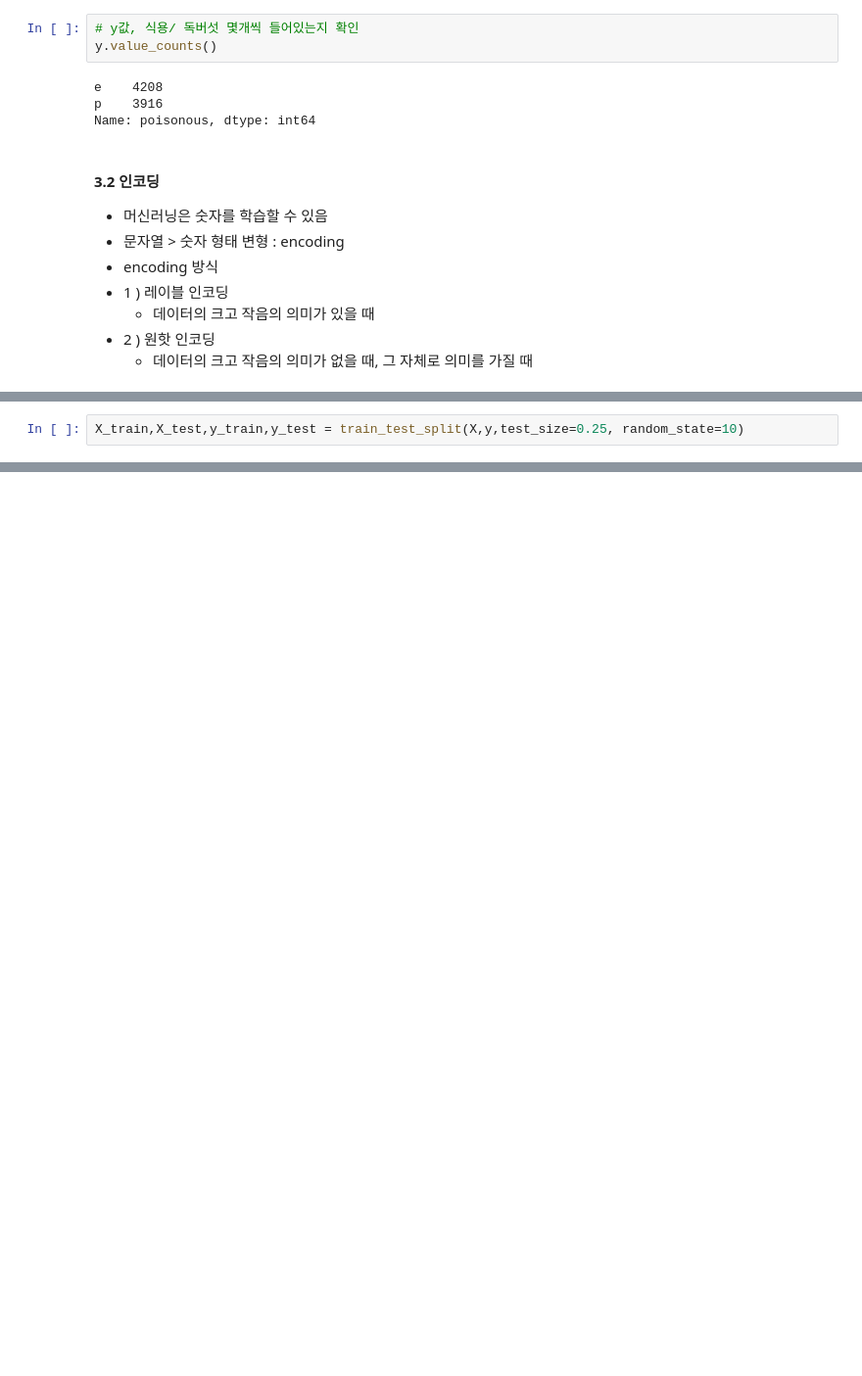
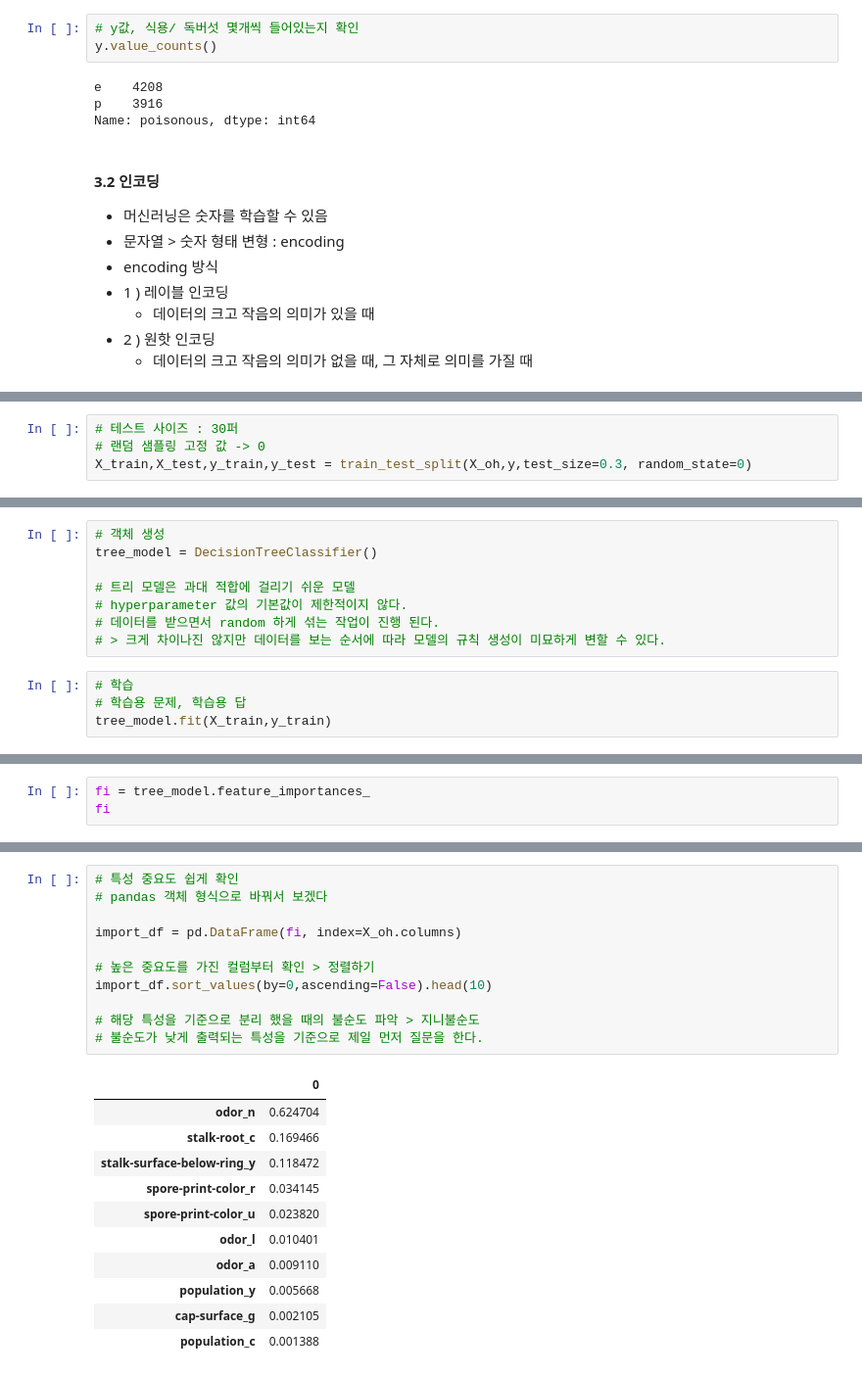
Before and after one commit to rlgus3351/Machine_Learning, a Jupyter notebook: 기초통계/ex05 Mushroom 실습.ipynb, the cells around one changed output, grey strips where cells are left out. Shown: that part at 98% size. Saved outputs shown, nothing was run; the diff lists cells and outputs as text; blank space fills up the shorter version.

```diff
--- a/기초통계/ex05 Mushroom 실습.ipynb
+++ b/기초통계/ex05 Mushroom 실습.ipynb
@@ -164,3 +169,5 @@ X_train_oh
 # %%
-X_train,X_test,y_train,y_test = train_test_split(X,y,test_size=0.25, random_state=10)
+# 테스트 사이즈 : 30퍼
+# 랜덤 샘플링 고정 값 -> 0
+X_train,X_test,y_train,y_test = train_test_split(X_oh,y,test_size=0.3, random_state=0)
 # %%
@@ -186,0 +197,12 @@ dtype: int64
+# %%
+# 객체 생성
+tree_model = DecisionTreeClassifier()
+
+# 트리 모델은 과대 적합에 걸리기 쉬운 모델
+# hyperparameter 값의 기본값이 제한적이지 않다.
+# 데이터를 받으면서 random 하게 섞는 작업이 진행 된다.
+# > 크게 차이나진 않지만 데이터를 보는 순서에 따라 모델의 규칙 생성이 미묘하게 변할 수 있다.
+# %%
+# 학습
+# 학습용 문제, 학습용 답
+tree_model.fit(X_train,y_train)
@@ -186,0 +259,3 @@ dtype: int64
+# %%
+fi = tree_model.feature_importances_
+fi
@@ -186,0 +280,23 @@ dtype: int64
+# %%
+# 특성 중요도 쉽게 확인
+# pandas 객체 형식으로 바꿔서 보겠다
+
+import_df = pd.DataFrame(fi, index=X_oh.columns)
+
+# 높은 중요도를 가진 컬럼부터 확인 > 정렬하기
+import_df.sort_values(by=0,ascending=False).head(10)
+
+# 해당 특성을 기준으로 분리 했을 때의 불순도 파악 > 지니불순도
+# 불순도가 낮게 출력되는 특성을 기준으로 제일 먼저 질문을 한다.
+# %% [output]
+|  | 0 |
+| odor_n | 0.624704 |
+| stalk-root_c | 0.169466 |
+| stalk-surface-below-ring_y | 0.118472 |
+| spore-print-color_r | 0.034145 |
+| spore-print-color_u | 0.023820 |
+| odor_l | 0.010401 |
+| odor_a | 0.009110 |
+| population_y | 0.005668 |
+| cap-surface_g | 0.002105 |
+| population_c | 0.001388 |
```
Also changed, not shown: parts of 26 cells of this notebook, 3 other files.
